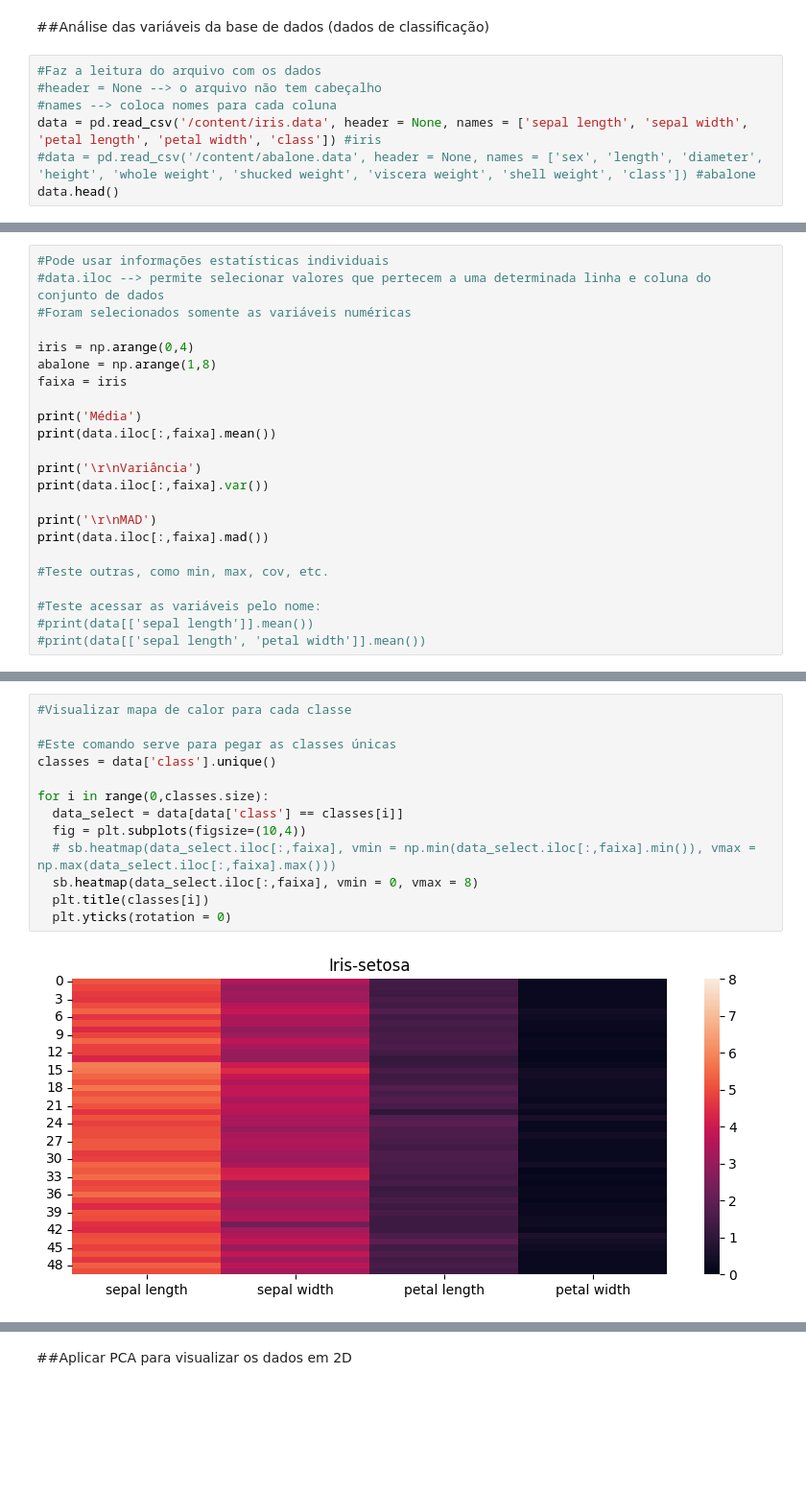
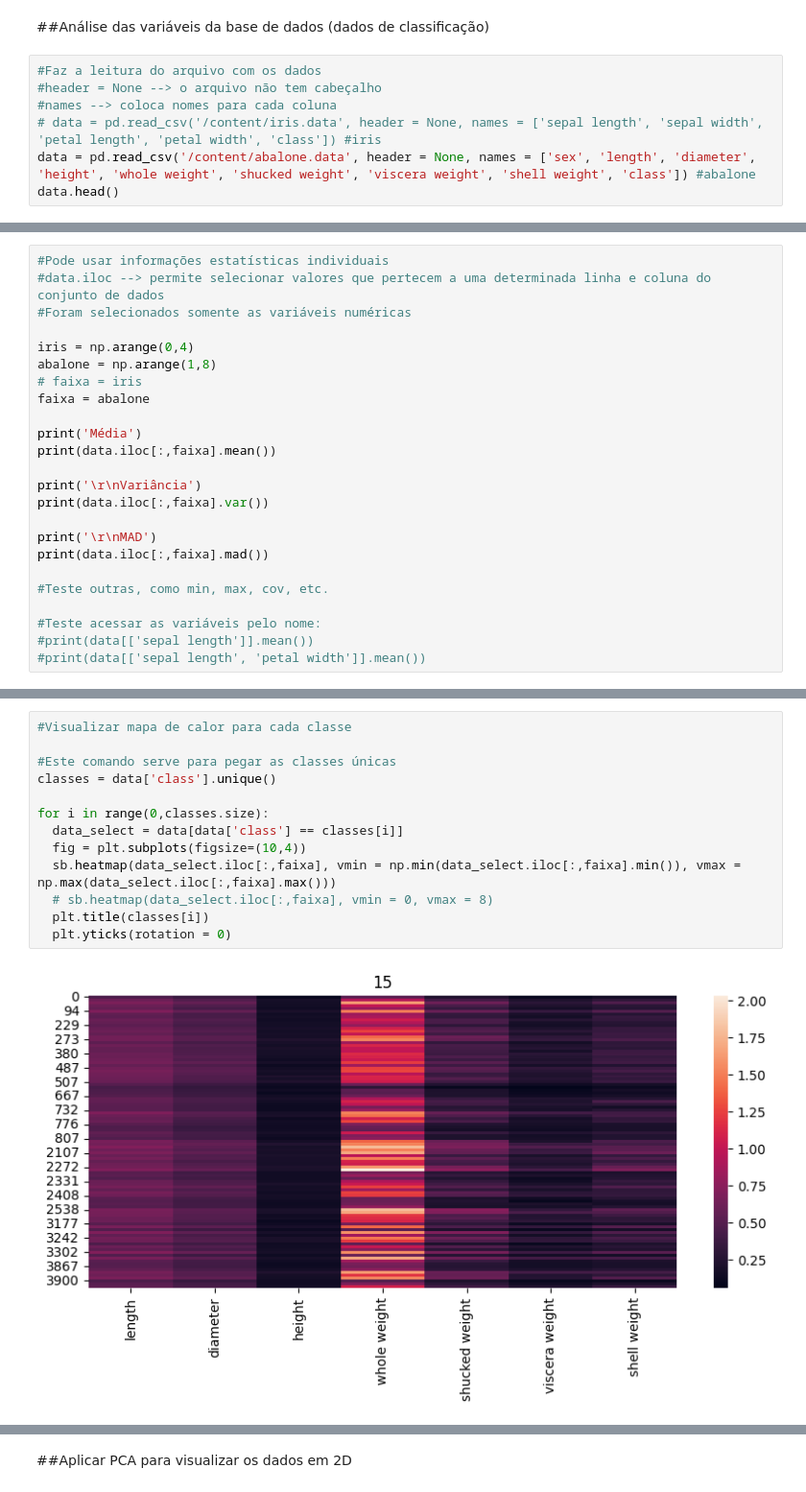
Before and after one commit to Harmonia2Side/machine-learning-laboratory-2023-2, a Jupyter notebook: lab1/Aula_1.ipynb, the cells around one changed output, grey strips where cells are left out. Shown at 96% size. Drawn from its saved outputs; the diff is of its cells as text; blank space fills up the shorter version.

```diff
--- a/lab1/Aula_1.ipynb
+++ b/lab1/Aula_1.ipynb
@@ -33,7 +33,7 @@ import seaborn as sb
 #Faz a leitura do arquivo com os dados
 #header = None --> o arquivo não tem cabeçalho
 #names --> coloca nomes para cada coluna
-data = pd.read_csv('/content/iris.data', header = None, names = ['sepal length', 'sepal width', 'petal length', 'petal width', 'class']) #iris
-#data = pd.read_csv('/content/abalone.data', header = None, names = ['sex', 'length', 'diameter', 'height', 'whole weight', 'shucked weight', 'viscera weight', 'shell weight', 'class']) #abalone
+# data = pd.read_csv('/content/iris.data', header = None, names = ['sepal length', 'sepal width', 'petal length', 'petal width', 'class']) #iris
+data = pd.read_csv('/content/abalone.data', header = None, names = ['sex', 'length', 'diameter', 'height', 'whole weight', 'shucked weight', 'viscera weight', 'shell weight', 'class']) #abalone
 data.head()
 # %% [output]
@@ -63,7 +63,8 @@ data.describe()
 
 iris = np.arange(0,4)
 abalone = np.arange(1,8)
-faixa = iris
+# faixa = iris
+faixa = abalone
 
 print('Média')
 print(data.iloc[:,faixa].mean())
@@ -135,15 +134,15 @@ sb.heatmap(data.iloc[:,faixa], cmap = 'Greens')
 # %%
 #Visualizar mapa de calor para cada classe
 
 #Este comando serve para pegar as classes únicas
 classes = data['class'].unique()
 
 for i in range(0,classes.size):
   data_select = data[data['class'] == classes[i]]
   fig = plt.subplots(figsize=(10,4))
-  # sb.heatmap(data_select.iloc[:,faixa], vmin = np.min(data_select.iloc[:,faixa].min()), vmax = np.max(data_select.iloc[:,faixa].max()))
-  sb.heatmap(data_select.iloc[:,faixa], vmin = 0, vmax = 8)
+  sb.heatmap(data_select.iloc[:,faixa], vmin = np.min(data_select.iloc[:,faixa].min()), vmax = np.max(data_select.iloc[:,faixa].max()))
+  # sb.heatmap(data_select.iloc[:,faixa], vmin = 0, vmax = 8)
   plt.title(classes[i])
   plt.yticks(rotation = 0)
 # %% [output]
-[figure, old version]
+[figure, new version]
```
Also changed, not shown: parts of 20 cells of this notebook.
